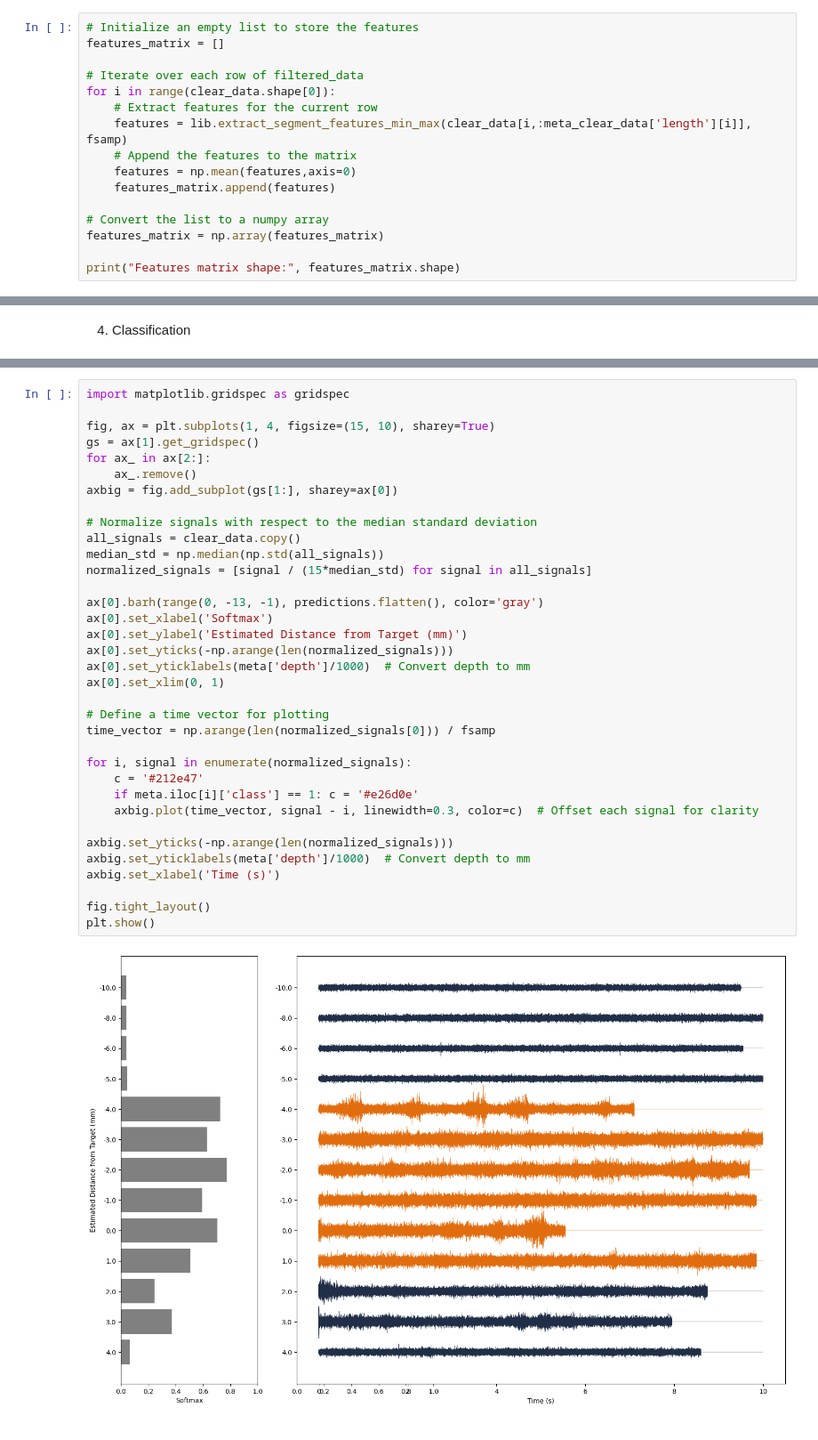
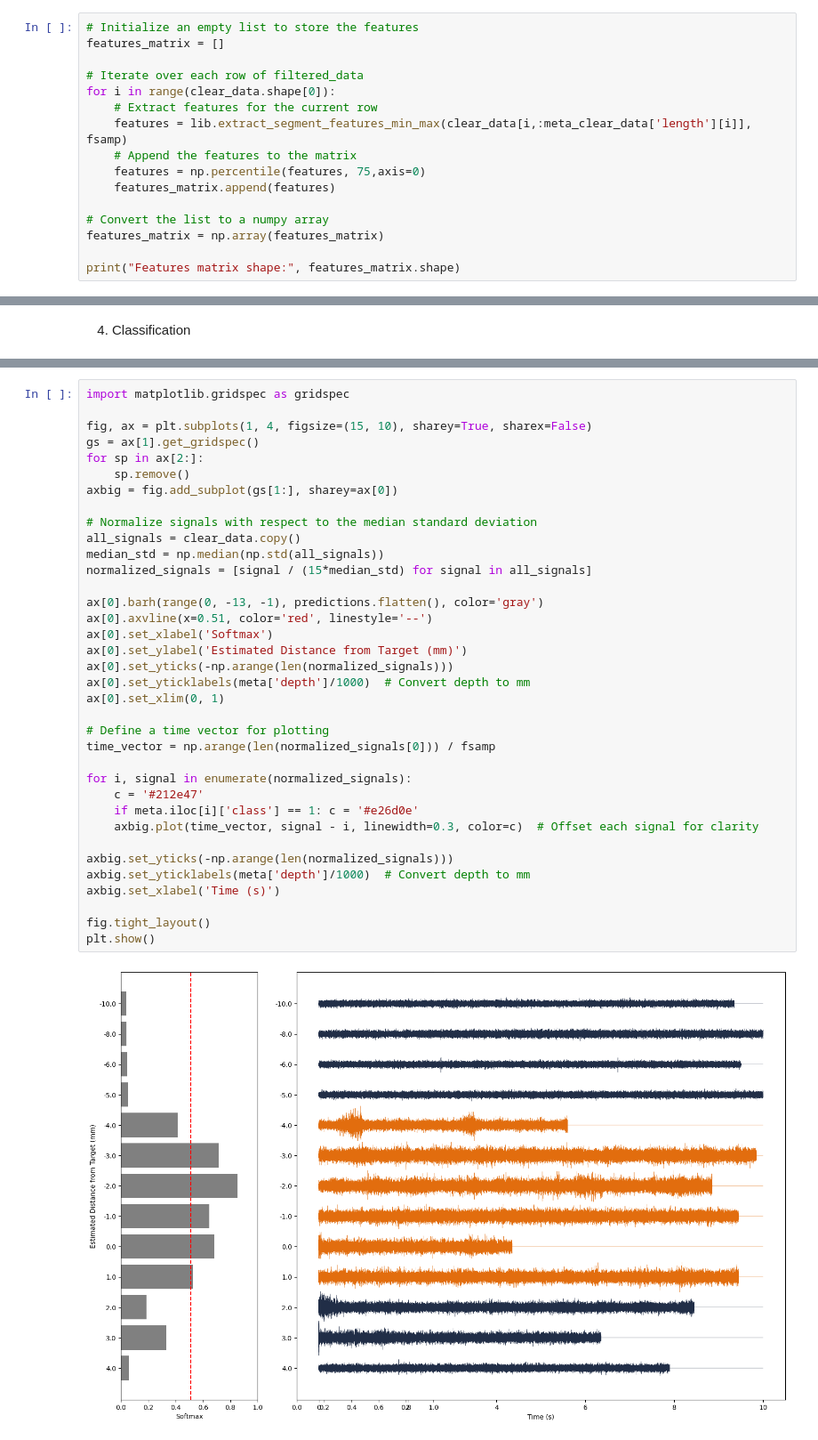
Before and after one commit to Biolab-PoliTO/ML-STIM, a Jupyter notebook: simple_workflow.ipynb, the cells around one changed output, grey strips where cells are left out. Shown at 89% size. Saved outputs shown, nothing was run; the diff lists cells and outputs as text.

```diff
--- a/simple_workflow.ipynb
+++ b/simple_workflow.ipynb
@@ -116,7 +115,7 @@ for i in range(clear_data.shape[0]):
     # Extract features for the current row
     features = lib.extract_segment_features_min_max(clear_data[i,:meta_clear_data['length'][i]], fsamp)
     # Append the features to the matrix
-    features = np.mean(features,axis=0)
+    features = np.percentile(features, 75,axis=0)
     features_matrix.append(features)
 
 # Convert the list to a numpy array
@@ -164,37 +163,38 @@ print(predictions)
 # %%
 import matplotlib.gridspec as gridspec
 
-fig, ax = plt.subplots(1, 4, figsize=(15, 10), sharey=True)
+fig, ax = plt.subplots(1, 4, figsize=(15, 10), sharey=True, sharex=False)
 gs = ax[1].get_gridspec()
-for ax_ in ax[2:]:
-    ax_.remove()
+for sp in ax[2:]:
+    sp.remove()
 axbig = fig.add_subplot(gs[1:], sharey=ax[0])
 
 # Normalize signals with respect to the median standard deviation
 all_signals = clear_data.copy()
 median_std = np.median(np.std(all_signals))
 normalized_signals = [signal / (15*median_std) for signal in all_signals]
 
 ax[0].barh(range(0, -13, -1), predictions.flatten(), color='gray')
+ax[0].axvline(x=0.51, color='red', linestyle='--')
 ax[0].set_xlabel('Softmax')
 ax[0].set_ylabel('Estimated Distance from Target (mm)')
 ax[0].set_yticks(-np.arange(len(normalized_signals)))
 ax[0].set_yticklabels(meta['depth']/1000)  # Convert depth to mm
 ax[0].set_xlim(0, 1)
 
 # Define a time vector for plotting
 time_vector = np.arange(len(normalized_signals[0])) / fsamp
 
 for i, signal in enumerate(normalized_signals):
     c = '#212e47'
     if meta.iloc[i]['class'] == 1: c = '#e26d0e'
     axbig.plot(time_vector, signal - i, linewidth=0.3, color=c)  # Offset each signal for clarity
 
 axbig.set_yticks(-np.arange(len(normalized_signals)))
 axbig.set_yticklabels(meta['depth']/1000)  # Convert depth to mm
 axbig.set_xlabel('Time (s)')
 
 fig.tight_layout()
 plt.show()
 # %% [output]
-[figure, old version]
+[figure, new version]
```
Also changed, not shown: parts of 4 cells of this notebook, 6 other files.
